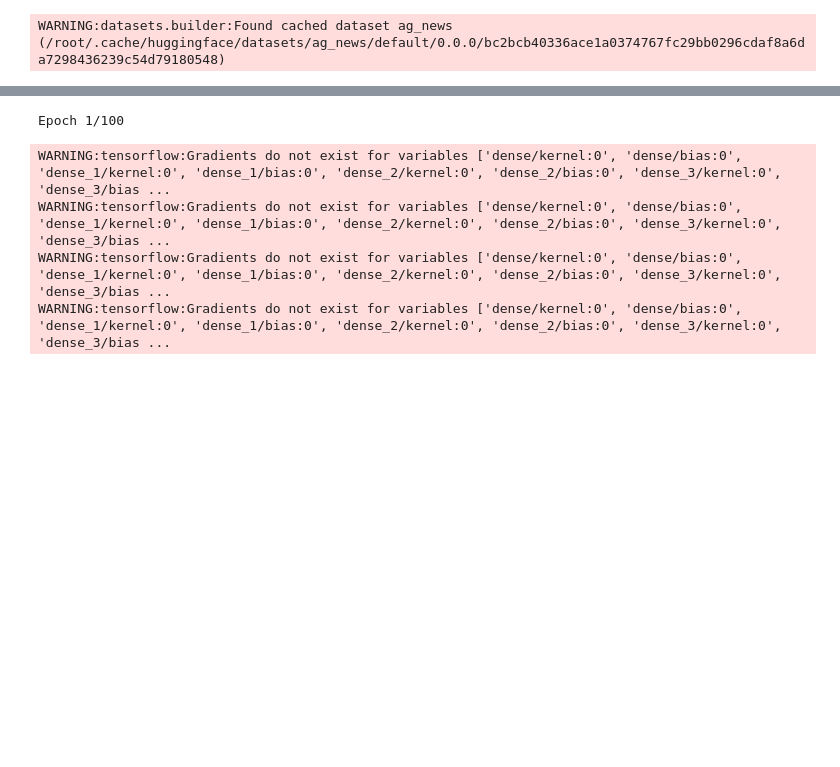
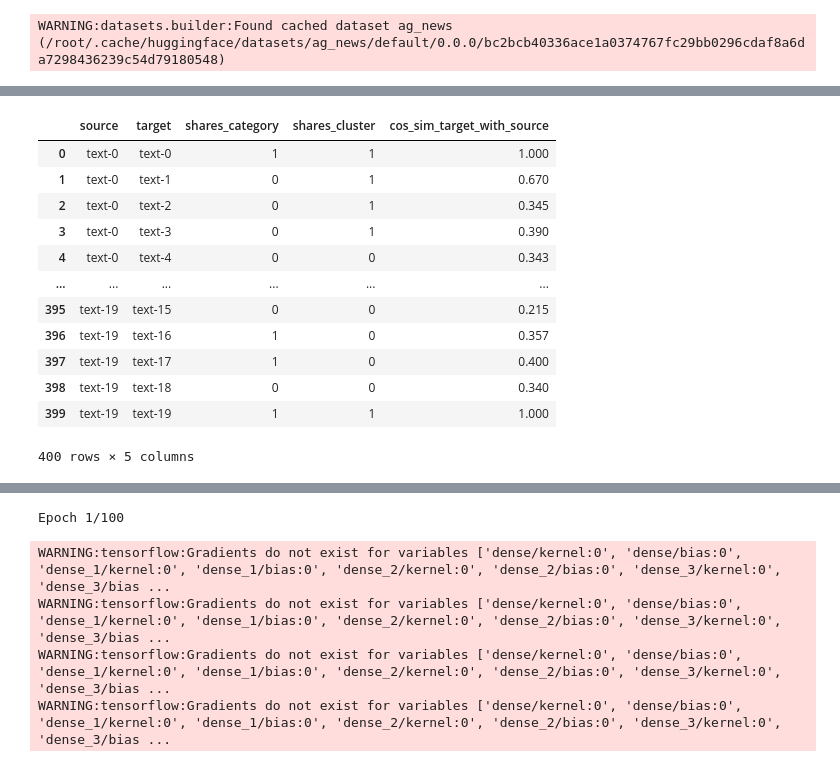
Before and after one commit to johnsocf/3308_Lab_5, a Jupyter notebook: CONTENT_GRAPH_GNN_PIPELINE_PREPARATION.ipynb, the cells around one changed output, grey strips where cells are left out. Drawn from its saved outputs; the diff is of its cells as text; code cells hidden in the pictures; blank space fills up the shorter version.

```diff
--- a/CONTENT_GRAPH_GNN_PIPELINE_PREPARATION.ipynb
+++ b/CONTENT_GRAPH_GNN_PIPELINE_PREPARATION.ipynb
@@ -755,3 +760,19 @@ ca_TFGNN.node_df
+# %%
+ca_TFGNN.edge_df
+# %% [output]
+|  | source | target | shares_category | shares_cluster | cos_sim_target_with_source |
+| 0 | text-0 | text-0 | 1 | 1 | 1.000 |
+| 1 | text-0 | text-1 | 0 | 1 | 0.670 |
+| 2 | text-0 | text-2 | 0 | 1 | 0.345 |
+| 3 | text-0 | text-3 | 0 | 1 | 0.390 |
+| 4 | text-0 | text-4 | 0 | 0 | 0.343 |
+| ... | ... | ... | ... | ... | ... |
+| 395 | text-19 | text-15 | 0 | 0 | 0.215 |
+| 396 | text-19 | text-16 | 1 | 0 | 0.357 |
+| 397 | text-19 | text-17 | 1 | 0 | 0.400 |
+| 398 | text-19 | text-18 | 0 | 0 | 0.340 |
+| 399 | text-19 | text-19 | 1 | 1 | 1.000 |
+400 rows × 5 columns
 # %%
 ca_TFGNN.edge_df.iloc[12]
 # %% [output]
```
Also changed, not shown: parts of 29 cells of this notebook.
